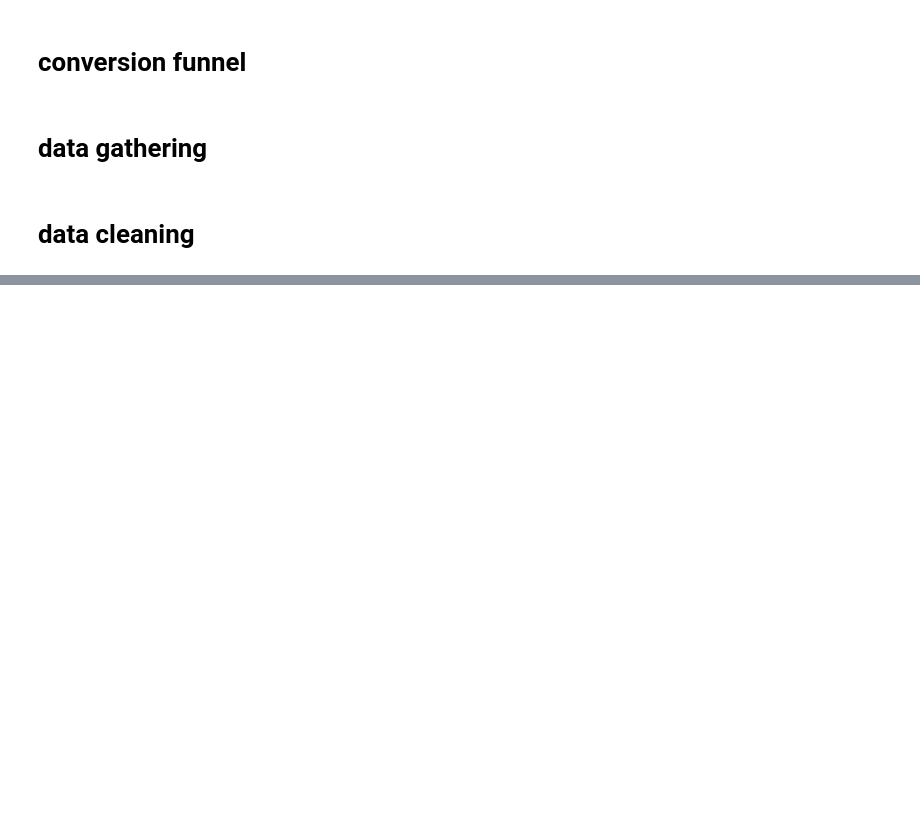
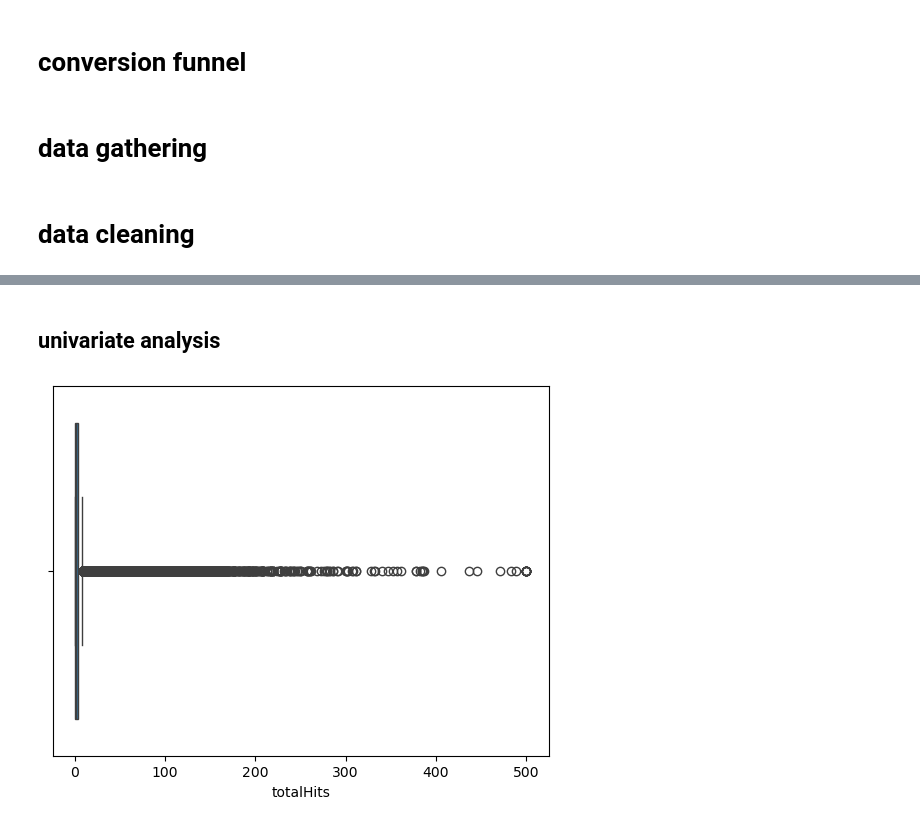
Before and after one commit to karthik-manikulam/GA360-Funnel-Analysis, a Jupyter notebook: Untitled.ipynb, the cells around one changed output, grey strips where cells are left out. Saved outputs shown, nothing was run; the diff lists cells and outputs as text; code cells hidden in the pictures; blank space fills up the shorter version.

```diff
--- a/Untitled.ipynb
+++ b/Untitled.ipynb
@@ -310,0 +156,7 @@ check.head(25)
+# %%
+users = pd.read_csv("users.csv", dtype={'fullVisitorId': str})
+products = pd.read_csv("product.csv", dtype={'fullVisitorId': str})
+hits = pd.read_csv("hits.csv", dtype={'fullVisitorId': str})
+
+if "Unnamed: 0" in hits.columns:
+    hits.drop(columns=["Unnamed: 0"], inplace=True)
@@ -310,0 +331,8 @@ check.head(25)
+# %% [markdown]
+## univariate analysis
+# %%
+# distibution of hits
+sns.boxplot(data=users,x="totalHits")
+plt.show()
+# %% [output]
+[figure, added]
```
Also changed, not shown: parts of 63 cells of this notebook, 6 other files.
